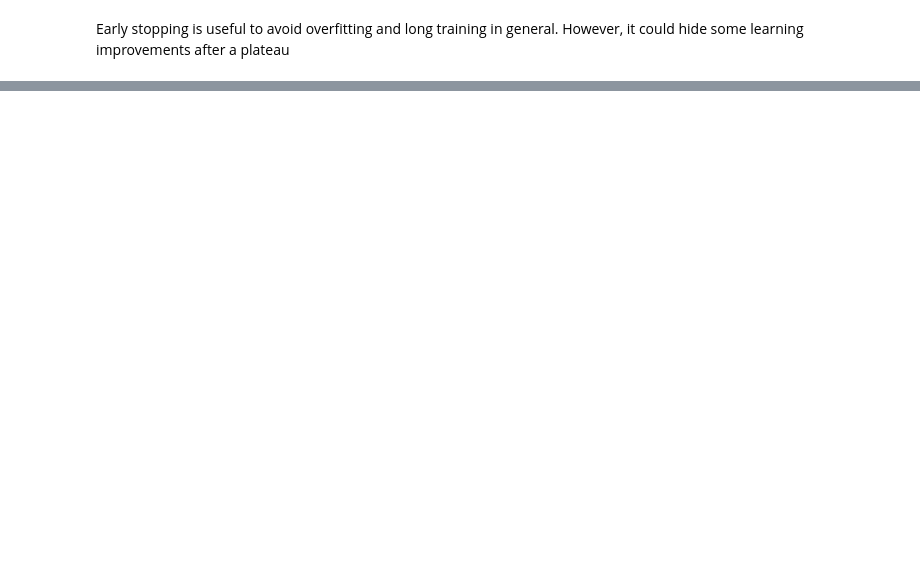
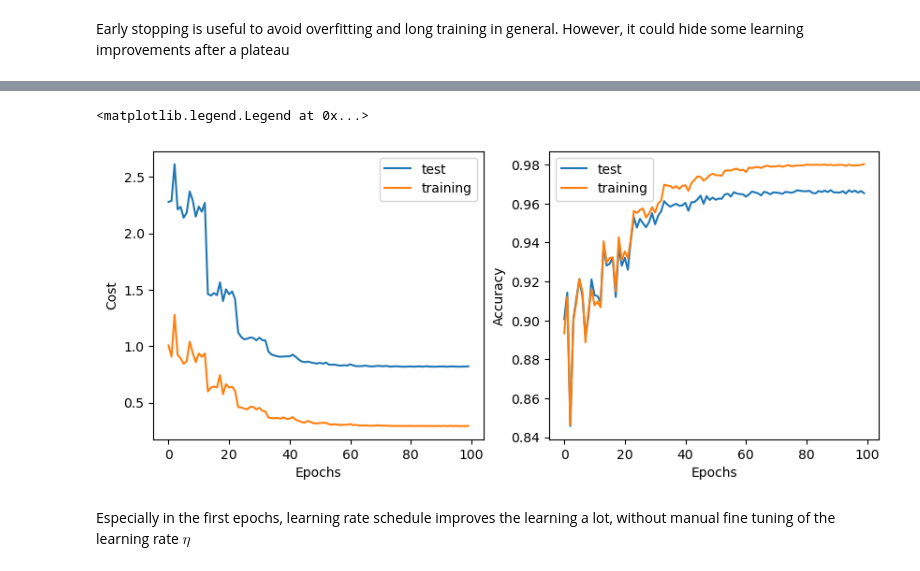
Before and after one commit to nfrancini/NN_MNIST_from_scratch, a Jupyter notebook: src/learn_MNIST.ipynb, the cells around one changed output, grey strips where cells are left out. Cells and saved outputs as stored; diff of their text form; code cells hidden in the pictures; blank space fills up the shorter version.

Commit message:
Added learning rate schedule, achieved 97% validation accuracy with hidden layer of 100 neurons

```diff
--- a/src/learn_MNIST.ipynb
+++ b/src/learn_MNIST.ipynb
@@ -338,0 +347,21 @@ Early stopping is useful to avoid overfitting and long training in general. Howe
+# %%
+epochs = 100
+mini_batch_size = 10
+eta = 3
+LR_schedule = True
+LR_range = 10
+LR_threshold = 0.05
+LR_countmax = 7
+# %%
+bench_net_cross = bnet.Network([784, 30, 10], cost=bnet.CrossEntropyCost)
+val_cost, val_acc, train_cost, train_acc = bench_net_cross.SGD(
+    train_data,
+    epochs,
+    mini_batch_size,
+    eta,
+    lmbda=5.0,
+    LR_schedule=LR_schedule,
+    LR_range=LR_range,
+    LR_threshold=LR_threshold,
+    LR_countmax=LR_countmax,
+    evaluation_data=test_data, monitor_training_cost=True, monitor_training_accuracy=True, monitor_evaluation_cost=True, monitor_evaluation_accuracy=True)
@@ -338,0 +386,23 @@ Early stopping is useful to avoid overfitting and long training in general. Howe
+# %%
+# Convert to percentage
+val_acc_perc = [x/10000 for x in val_acc]
+train_acc_perc = [x/50000 for x in train_acc]
+
+fig=plt.figure(figsize=(10,4))
+ax1=fig.add_subplot(121)
+ax2=fig.add_subplot(122)
+ax1.plot(val_cost, label='test')
+ax1.plot(train_cost, label='training')
+ax1.set_ylabel('Cost')
+ax1.set_xlabel('Epochs')
+ax1.legend(loc='best')
+ax2.set_ylabel('Accuracy')
+ax2.plot(val_acc_perc, label='test')
+ax2.plot(train_acc_perc, label='training')
+ax2.set_xlabel('Epochs')
+ax2.legend(loc='best')
+# %% [output]
+<matplotlib.legend.Legend at 0x...>
+[figure, added]
+# %% [markdown]
+Especially in the first epochs, learning rate schedule improves the learning a lot, without manual fine tuning of the learning rate $\eta$
```
Also changed, not shown: parts of 9 cells of this notebook, 2 other files.
